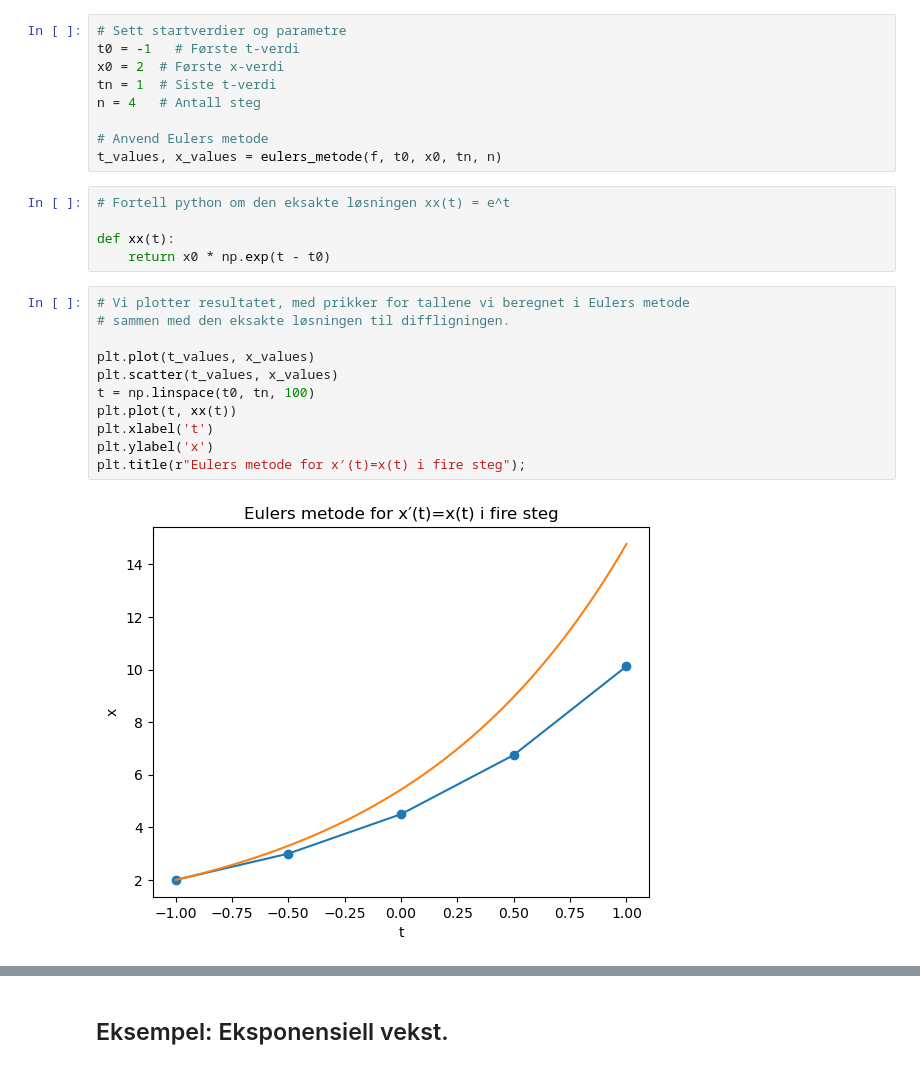
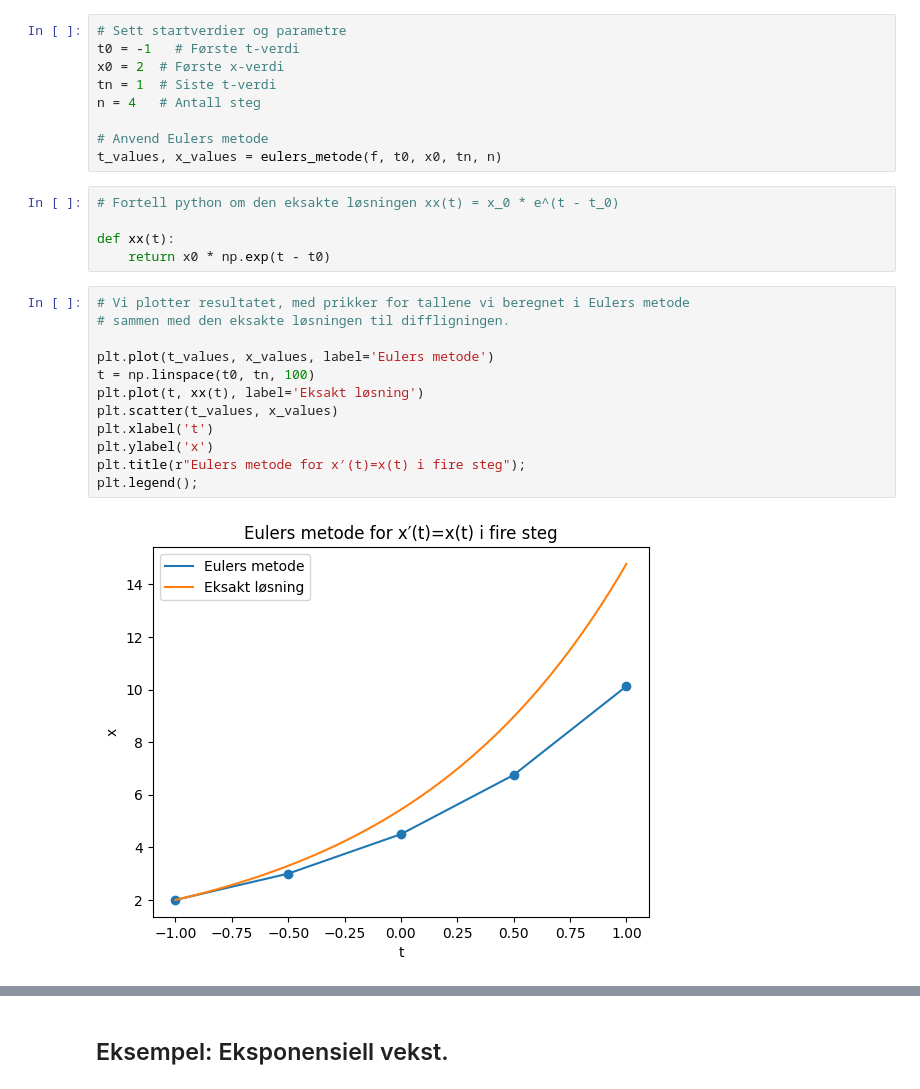
Before and after one commit to mbr085/V26MAT102, a Jupyter notebook: notebooks/uke6/Eulers_Metode.ipynb, the cells around one changed output, grey strips where cells are left out. Cells and saved outputs as stored; diff of their text form.

```diff
--- a/notebooks/uke6/Eulers_Metode.ipynb
+++ b/notebooks/uke6/Eulers_Metode.ipynb
@@ -117,23 +121,24 @@ n = 4   # Antall steg
 # Anvend Eulers metode
 t_values, x_values = eulers_metode(f, t0, x0, tn, n)
 # %%
-# Fortell python om den eksakte løsningen xx(t) = e^t
+# Fortell python om den eksakte løsningen xx(t) = x_0 * e^(t - t_0)
 
 def xx(t):
     return x0 * np.exp(t - t0)
 # %%
 # Vi plotter resultatet, med prikker for tallene vi beregnet i Eulers metode
 # sammen med den eksakte løsningen til diffligningen.
 
-plt.plot(t_values, x_values)
+plt.plot(t_values, x_values, label='Eulers metode')
+t = np.linspace(t0, tn, 100)
+plt.plot(t, xx(t), label='Eksakt løsning')
 plt.scatter(t_values, x_values)
-t = np.linspace(t0, tn, 100)
-plt.plot(t, xx(t))
 plt.xlabel('t')
 plt.ylabel('x')
 plt.title(r"Eulers metode for x′(t)=x(t) i fire steg");
+plt.legend();
 # %% [output]
-[figure, old version]
+[figure, new version]
 # %%
 # @title Plot med retningsdiagram og steg av metoden til Euler
 # Definer funksjonen y(x) = 2e^x
```
Also changed, not shown: parts of 11 cells of this notebook.
